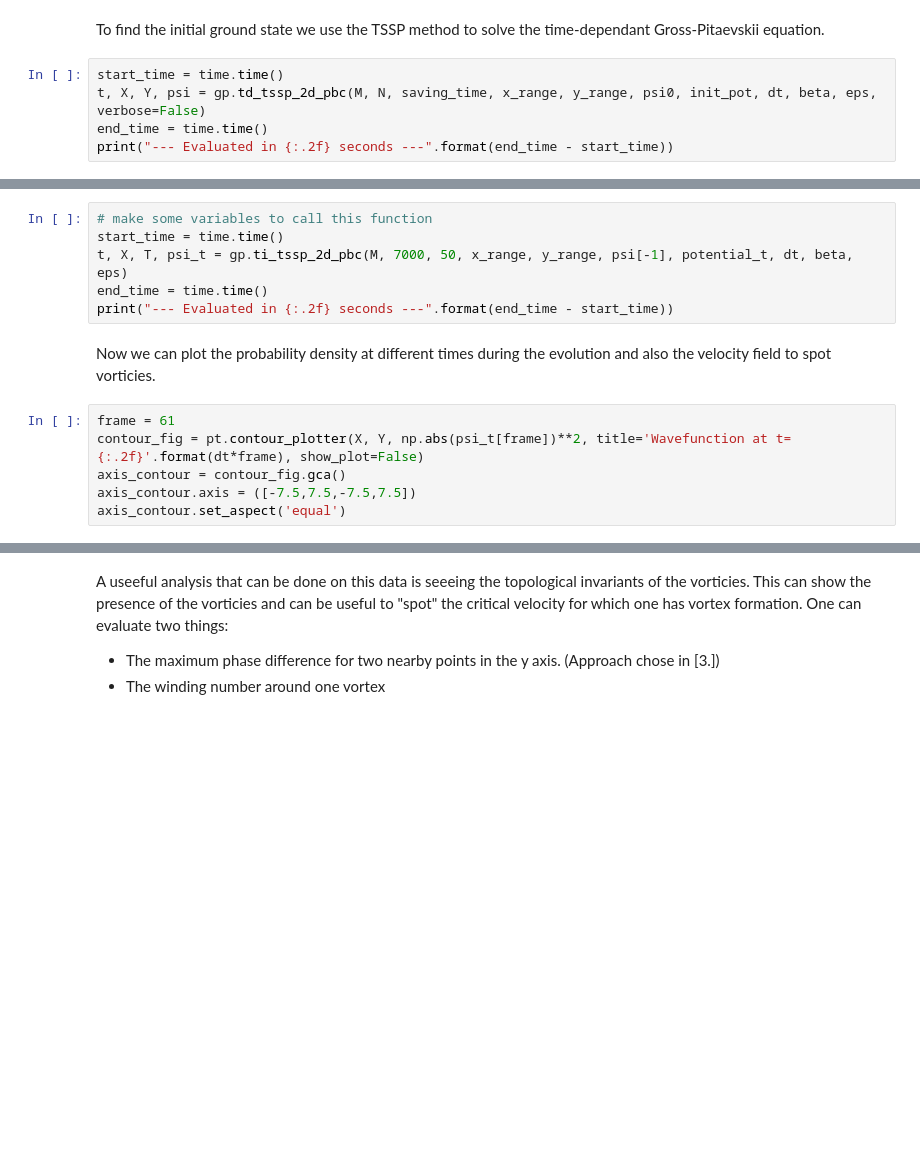
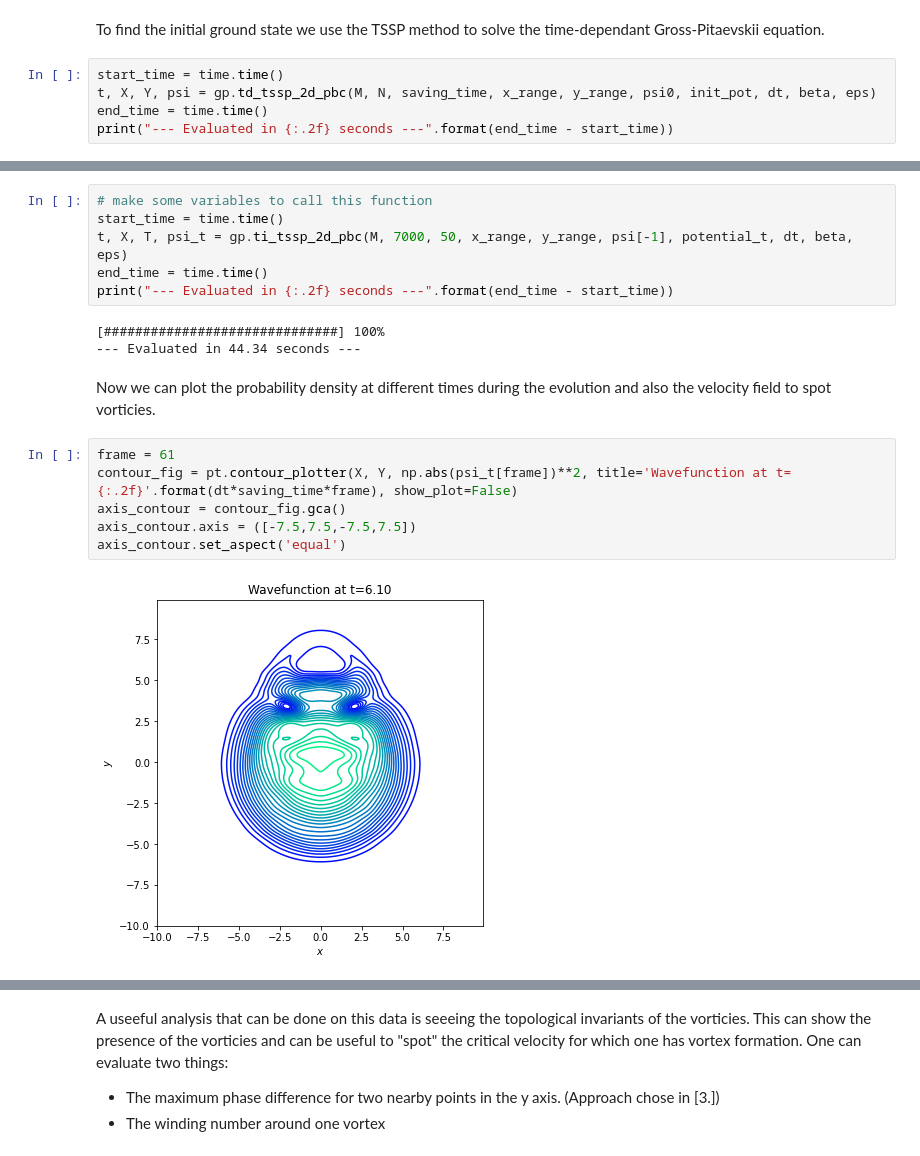
Before and after one commit to mvilucchio/BEC_TSSP, a Jupyter notebook: final_notebook.ipynb, the cells around one changed output, grey strips where cells are left out. Saved outputs shown, nothing was run; the diff lists cells and outputs as text; blank space fills up the shorter version.

```diff
--- a/final_notebook.ipynb
+++ b/final_notebook.ipynb
@@ -204,6 +193,6 @@ psi0 = lambda x, y: (gx*gy)**(1/4) * np.exp(-(gx**2*x**2 + gy**2*y**2)/2) / np.p
 To find the initial ground state we use the TSSP method to solve the time-dependant Gross-Pitaevskii equation.
 # %%
 start_time = time.time()
-t, X, Y, psi = gp.td_tssp_2d_pbc(M, N, saving_time, x_range, y_range, psi0, init_pot, dt, beta, eps, verbose=False)
+t, X, Y, psi = gp.td_tssp_2d_pbc(M, N, saving_time, x_range, y_range, psi0, init_pot, dt, beta, eps)
 end_time = time.time()
 print("--- Evaluated in {:.2f} seconds ---".format(end_time - start_time))
@@ -223,13 +217,18 @@ start_time = time.time()
 t, X, T, psi_t = gp.ti_tssp_2d_pbc(M, 7000, 50, x_range, y_range, psi[-1], potential_t, dt, beta, eps)
 end_time = time.time()
 print("--- Evaluated in {:.2f} seconds ---".format(end_time - start_time))
+# %% [output]
+[##############################] 100%
+--- Evaluated in 44.34 seconds ---
 # %% [markdown]
 Now we can plot the probability density at different times during the evolution and also the velocity field to spot vorticies.
 # %%
 frame = 61
-contour_fig = pt.contour_plotter(X, Y, np.abs(psi_t[frame])**2, title='Wavefunction at t={:.2f}'.format(dt*frame), show_plot=False)
+contour_fig = pt.contour_plotter(X, Y, np.abs(psi_t[frame])**2, title='Wavefunction at t={:.2f}'.format(dt*saving_time*frame), show_plot=False)
 axis_contour = contour_fig.gca()
 axis_contour.axis = ([-7.5,7.5,-7.5,7.5])
 axis_contour.set_aspect('equal')
+# %% [output]
+[figure, added]
 # %%
 u, v = gp.veloc_2d(psi_t[frame], x_spacing, y_spacing)
```
Also changed, not shown: parts of 12 cells of this notebook, 1 other file.
